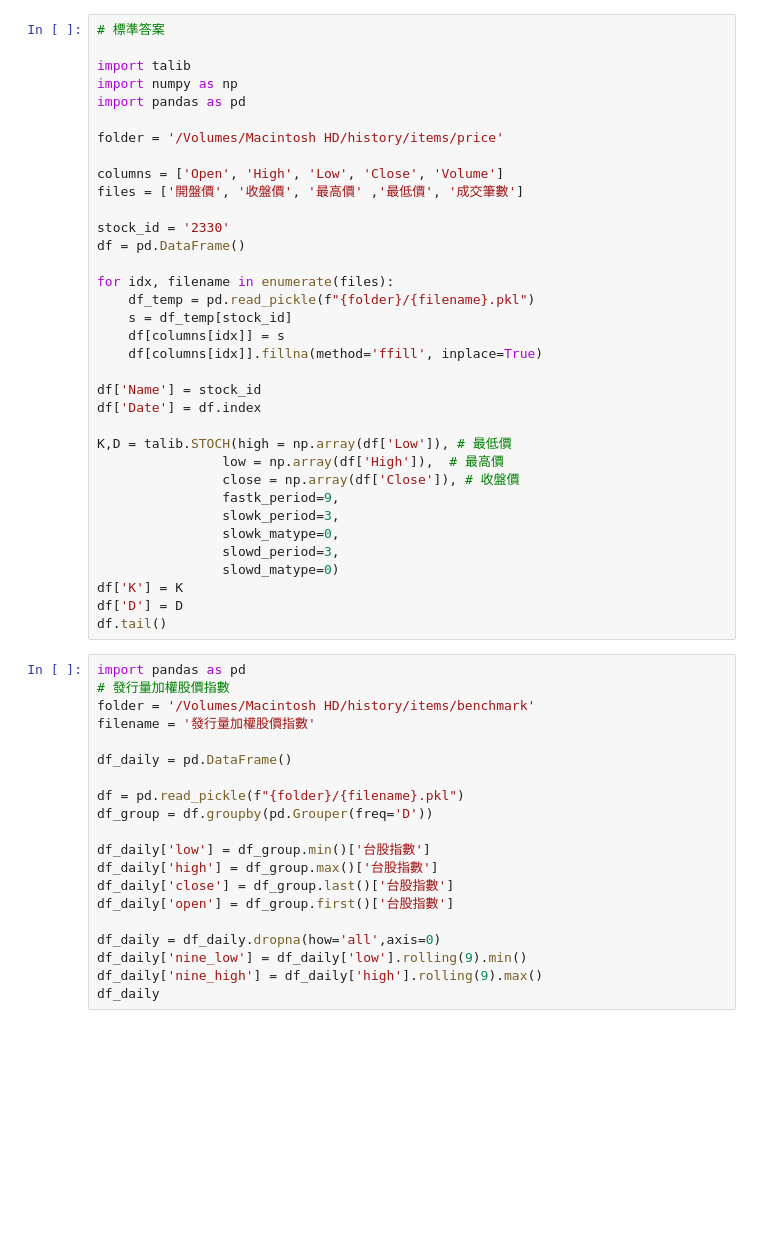
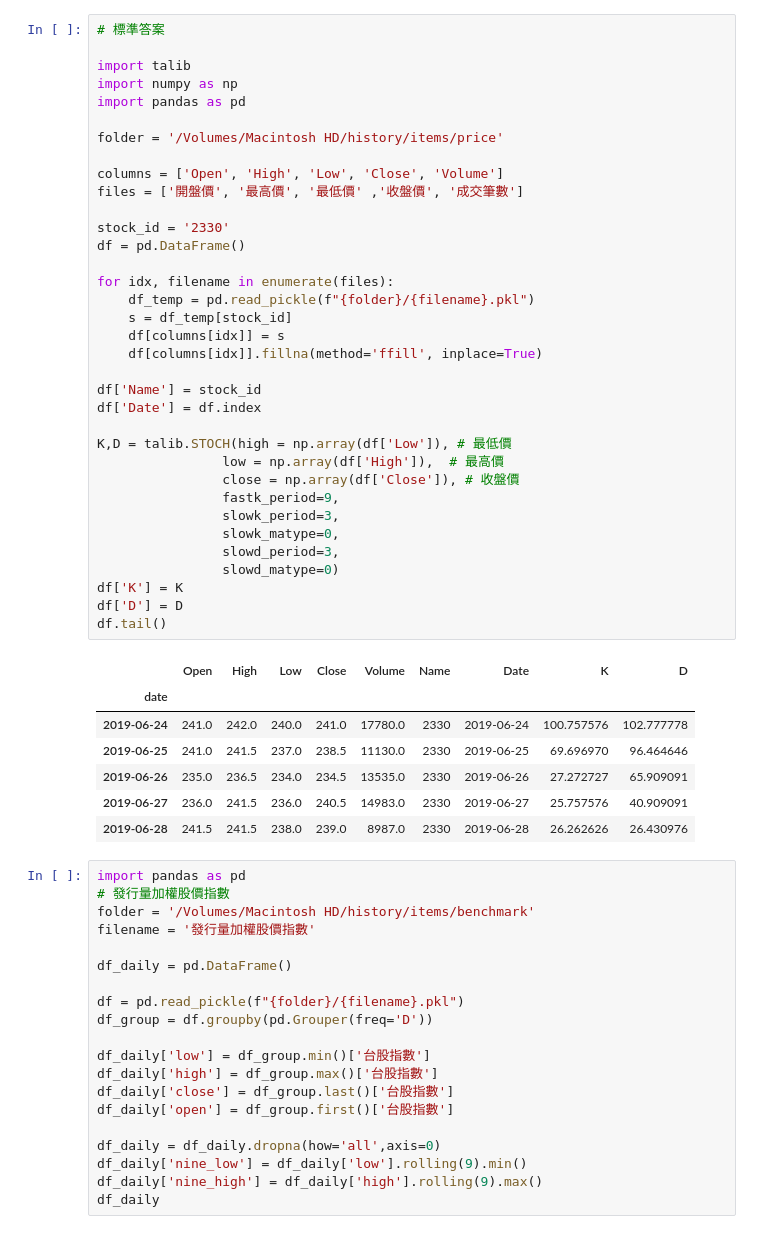
Before and after one commit to steny138/TWStockML, a Jupyter notebook: lyctwstock/kd.ipynb, the cells around one changed output. Cells and saved outputs as stored; diff of their text form; blank space fills up the shorter version.

```diff
--- a/lyctwstock/kd.ipynb
+++ b/lyctwstock/kd.ipynb
@@ -5,34 +5,42 @@ import talib
 import numpy as np
 import pandas as pd
 
 folder = '/Volumes/Macintosh HD/history/items/price'
 
 columns = ['Open', 'High', 'Low', 'Close', 'Volume']
-files = ['開盤價', '收盤價', '最高價' ,'最低價', '成交筆數']
+files = ['開盤價', '最高價', '最低價' ,'收盤價', '成交筆數']
 
 stock_id = '2330'
 df = pd.DataFrame()
 
 for idx, filename in enumerate(files):
     df_temp = pd.read_pickle(f"{folder}/{filename}.pkl")
     s = df_temp[stock_id]
     df[columns[idx]] = s
     df[columns[idx]].fillna(method='ffill', inplace=True)
 
 df['Name'] = stock_id
 df['Date'] = df.index
 
 K,D = talib.STOCH(high = np.array(df['Low']), # 最低價
                 low = np.array(df['High']),  # 最高價
                 close = np.array(df['Close']), # 收盤價
                 fastk_period=9,
                 slowk_period=3,
                 slowk_matype=0,
                 slowd_period=3,
                 slowd_matype=0)
 df['K'] = K
 df['D'] = D
 df.tail()
+# %% [output]
+|  | Open | High | Low | Close | Volume | Name | Date | K | D |
+| date |  |  |  |  |  |  |  |  |  |
+| 2019-06-24 | 241.0 | 242.0 | 240.0 | 241.0 | 17780.0 | 2330 | 2019-06-24 | 100.757576 | 102.777778 |
+| 2019-06-25 | 241.0 | 241.5 | 237.0 | 238.5 | 11130.0 | 2330 | 2019-06-25 | 69.696970 | 96.464646 |
+| 2019-06-26 | 235.0 | 236.5 | 234.0 | 234.5 | 13535.0 | 2330 | 2019-06-26 | 27.272727 | 65.909091 |
+| 2019-06-27 | 236.0 | 241.5 | 236.0 | 240.5 | 14983.0 | 2330 | 2019-06-27 | 25.757576 | 40.909091 |
+| 2019-06-28 | 241.5 | 241.5 | 238.0 | 239.0 | 8987.0 | 2330 | 2019-06-28 | 26.262626 | 26.430976 |
 # %%
 import pandas as pd
 # 發行量加權股價指數
```
Also changed, not shown: parts of 5 cells of this notebook, 1 other file.
